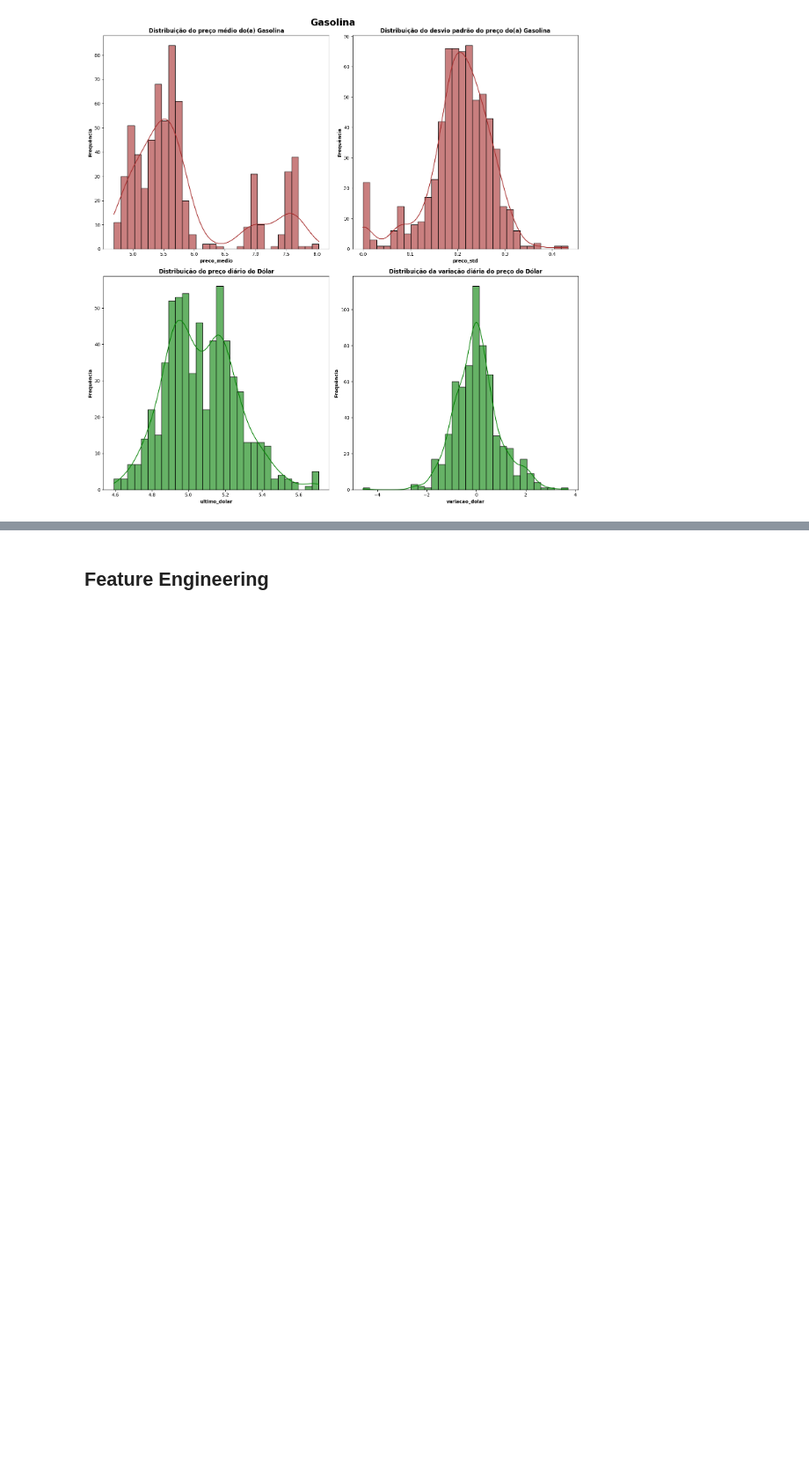
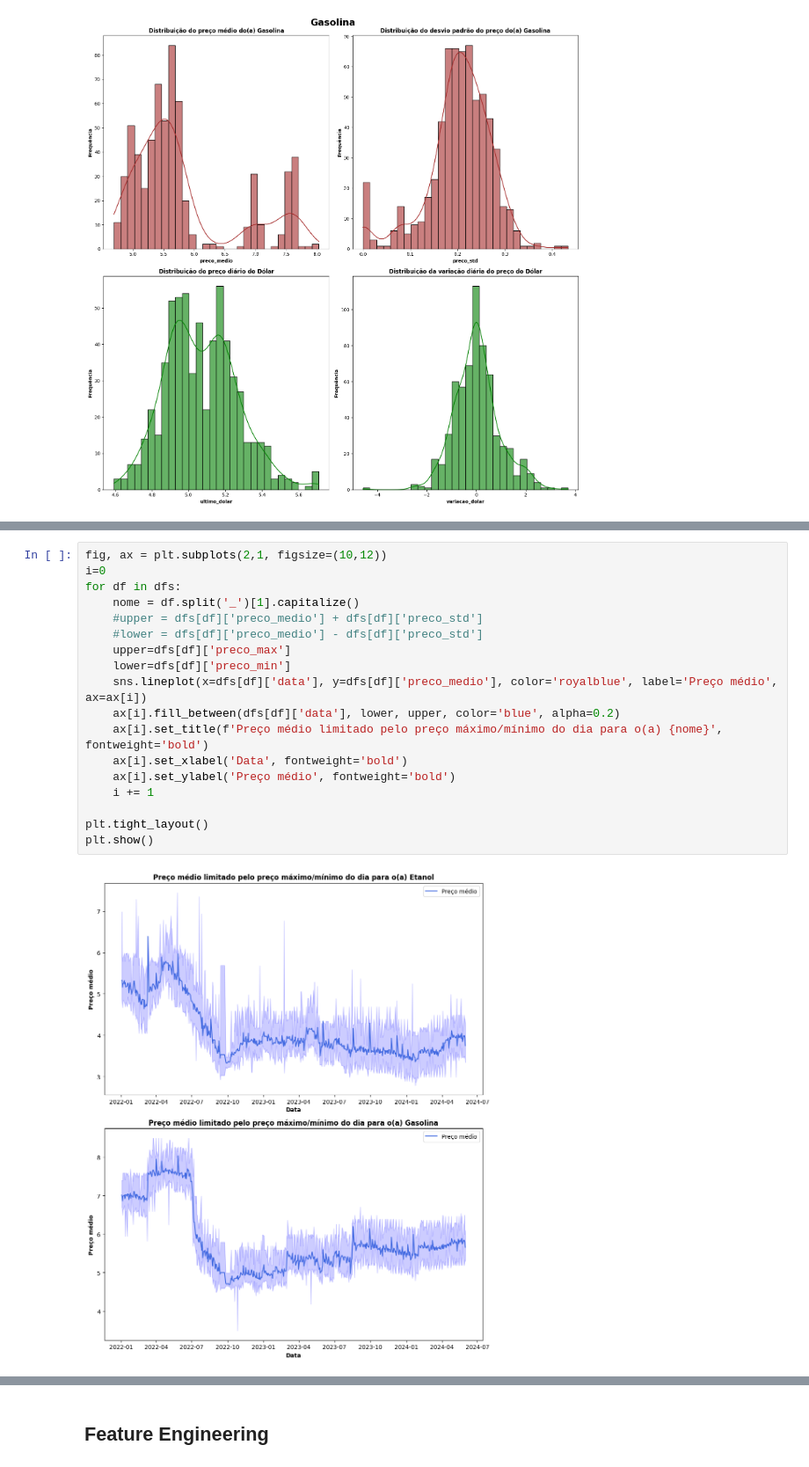
Before and after one commit to emanuel-brandao15/fuel-prices-forecast-brazil-mg, a Jupyter notebook: fuel_timeseries.ipynb, the cells around one changed output, grey strips where cells are left out. Shown at 88% size. Saved outputs shown, nothing was run; the diff lists cells and outputs as text; blank space fills up the shorter version.

```diff
--- a/fuel_timeseries.ipynb
+++ b/fuel_timeseries.ipynb
@@ -441,0 +458,20 @@ plt.show()
+# %%
+fig, ax = plt.subplots(2,1, figsize=(10,12))
+i=0
+for df in dfs:
+    nome = df.split('_')[1].capitalize()
+    #upper = dfs[df]['preco_medio'] + dfs[df]['preco_std']
+    #lower = dfs[df]['preco_medio'] - dfs[df]['preco_std']
+    upper=dfs[df]['preco_max']
+    lower=dfs[df]['preco_min']
+    sns.lineplot(x=dfs[df]['data'], y=dfs[df]['preco_medio'], color='royalblue', label='Preço médio', ax=ax[i])
+    ax[i].fill_between(dfs[df]['data'], lower, upper, color='blue', alpha=0.2)
+    ax[i].set_title(f'Preço médio limitado pelo preço máximo/mínimo do dia para o(a) {nome}', fontweight='bold')
+    ax[i].set_xlabel('Data', fontweight='bold')
+    ax[i].set_ylabel('Preço médio', fontweight='bold')
+    i += 1
+
+plt.tight_layout()
+plt.show()
+# %% [output]
+[figure, added]
```
Also changed, not shown: parts of 15 cells of this notebook.
